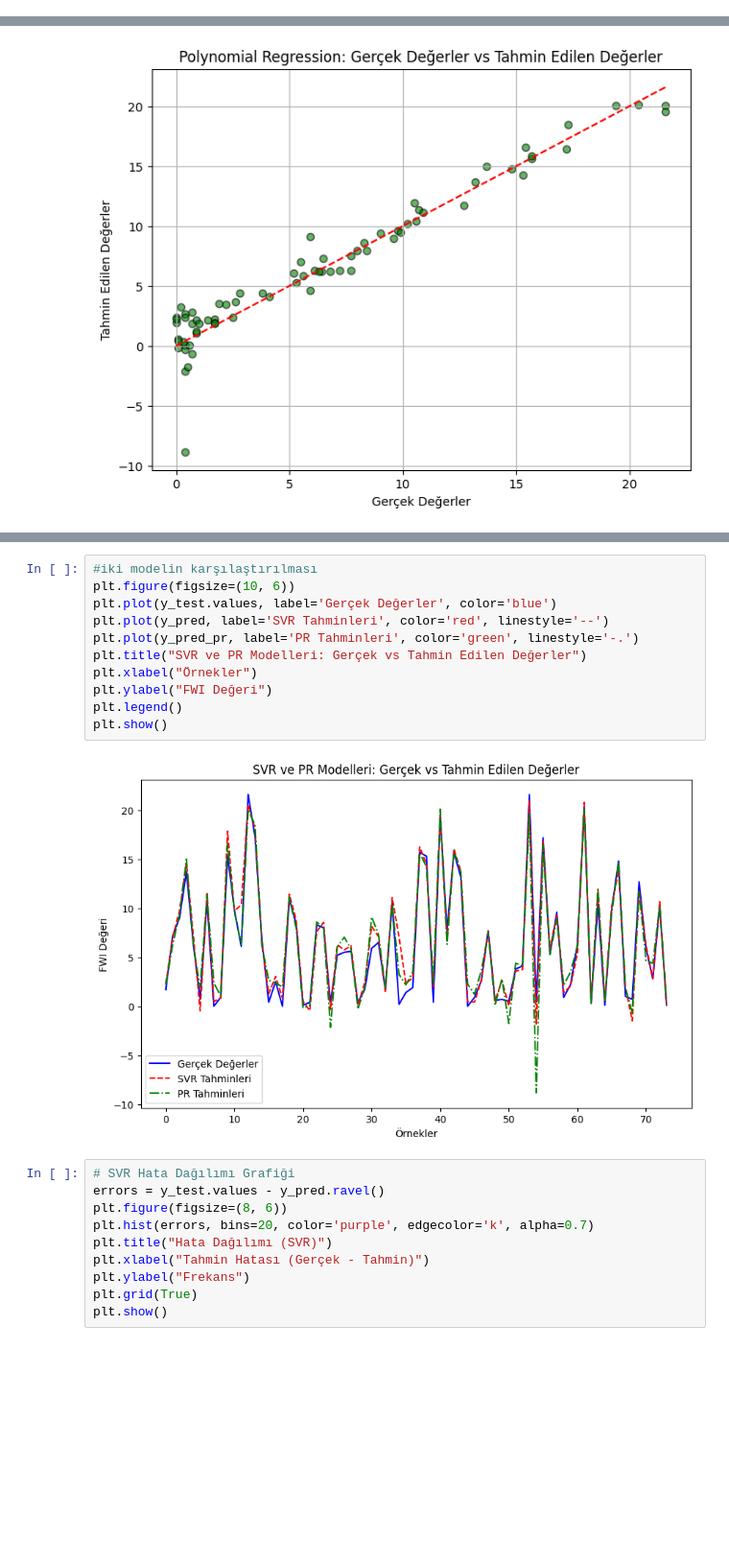
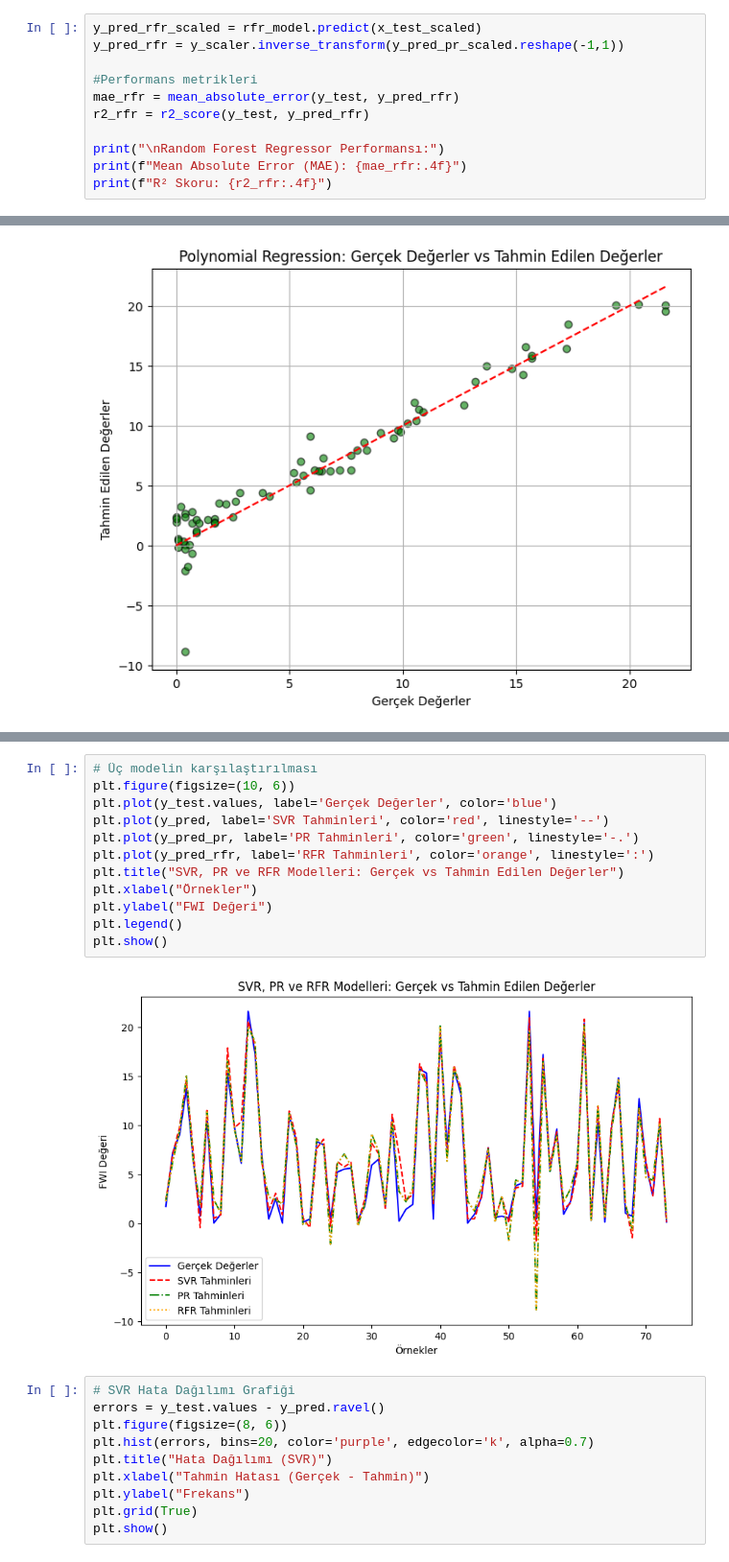
Before and after one commit to cebel-irem/Algerian_Forest_Fires, a Jupyter notebook: 20217170032_İremNur_CEBEL.ipynb, the cells around one changed output, grey strips where cells are left out. Shown at 96% size. Cells and saved outputs as stored; diff of their text form; blank space fills up the shorter version.

Commit message:
24.01.2025
RFR modeli eklendi

```diff
--- a/20217170032_İremNur_CEBEL.ipynb
+++ b/20217170032_İremNur_CEBEL.ipynb
@@ -352,0 +371,11 @@ R² Skoru: 0.9320
+# %%
+y_pred_rfr_scaled = rfr_model.predict(x_test_scaled)
+y_pred_rfr = y_scaler.inverse_transform(y_pred_pr_scaled.reshape(-1,1))
+
+#Performans metrikleri
+mae_rfr = mean_absolute_error(y_test, y_pred_rfr)
+r2_rfr = r2_score(y_test, y_pred_rfr)
+
+print("\nRandom Forest Regressor Performansı:")
+print(f"Mean Absolute Error (MAE): {mae_rfr:.4f}")
+print(f"R² Skoru: {r2_rfr:.4f}")
@@ -460,16 +517,17 @@ plt.show()
 # %%
-#iki modelin karşılaştırılması
+# Üç modelin karşılaştırılması
 plt.figure(figsize=(10, 6))
 plt.plot(y_test.values, label='Gerçek Değerler', color='blue')
 plt.plot(y_pred, label='SVR Tahminleri', color='red', linestyle='--')
 plt.plot(y_pred_pr, label='PR Tahminleri', color='green', linestyle='-.')
-plt.title("SVR ve PR Modelleri: Gerçek vs Tahmin Edilen Değerler")
+plt.plot(y_pred_rfr, label='RFR Tahminleri', color='orange', linestyle=':')
+plt.title("SVR, PR ve RFR Modelleri: Gerçek vs Tahmin Edilen Değerler")
 plt.xlabel("Örnekler")
 plt.ylabel("FWI Değeri")
 plt.legend()
 plt.show()
 # %% [output]
-[figure, old version]
+[figure, new version]
 # %%
 # SVR Hata Dağılımı Grafiği
 errors = y_test.values - y_pred.ravel()
```
Also changed, not shown: parts of 12 cells of this notebook.
